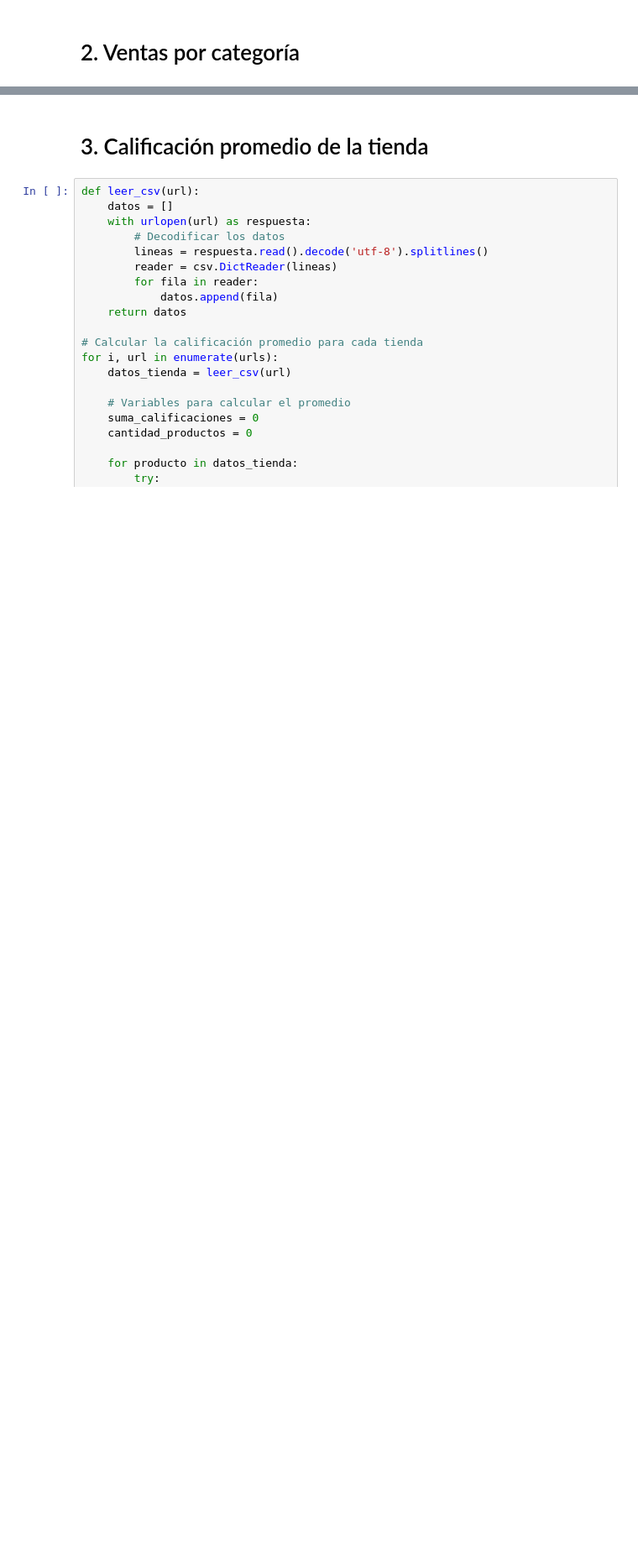
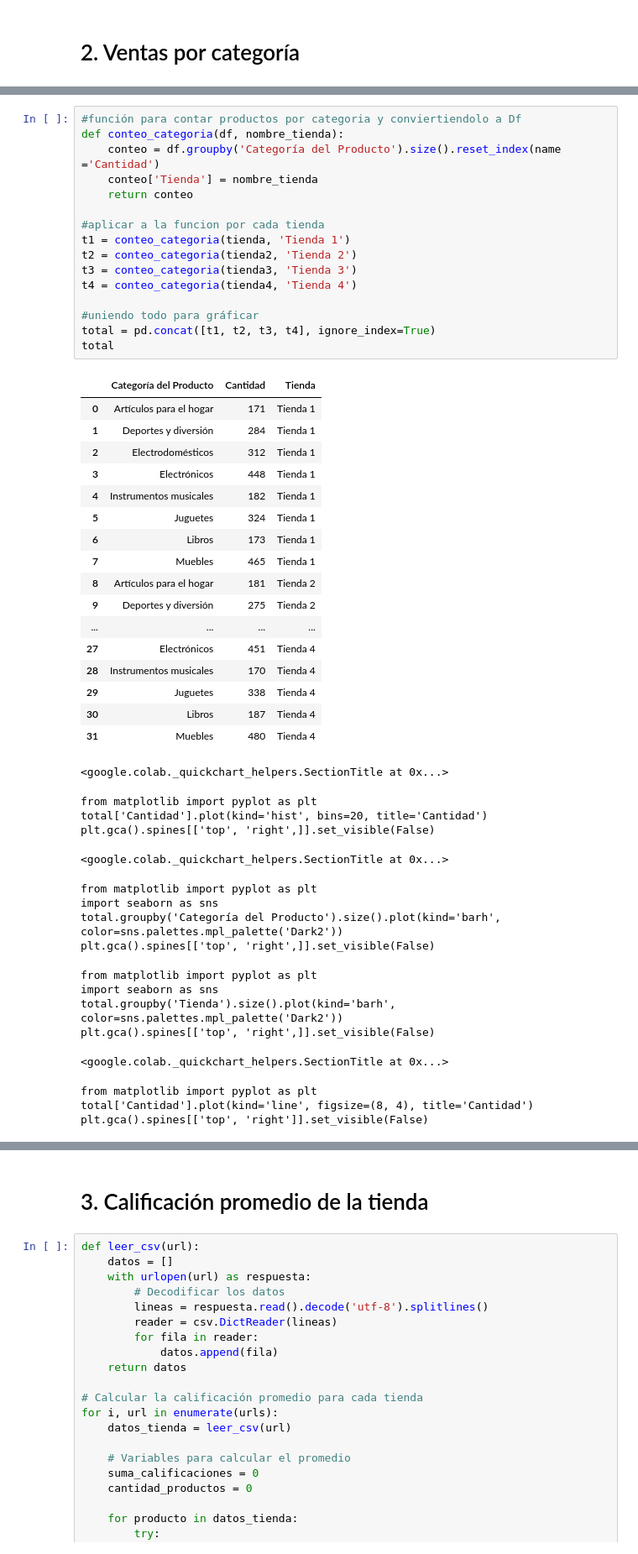
Before and after one commit to FernandoVina/Challenge-1-DS-, a Jupyter notebook: AluraStoreLatam.ipynb, the cells around one changed output, grey strips where cells are left out. Shown: that part at 84% size. Drawn from its saved outputs; the diff is of its cells as text; blank space fills up the shorter version.

```diff
--- a/AluraStoreLatam.ipynb
+++ b/AluraStoreLatam.ipynb
@@ -191,0 +71,51 @@ Name: Precio, dtype: float64
+# %%
+#función para contar productos por categoria y conviertiendolo a Df
+def conteo_categoria(df, nombre_tienda):
+    conteo = df.groupby('Categoría del Producto').size().reset_index(name ='Cantidad')
+    conteo['Tienda'] = nombre_tienda
+    return conteo
+
+#aplicar a la funcion por cada tienda
+t1 = conteo_categoria(tienda, 'Tienda 1')
+t2 = conteo_categoria(tienda2, 'Tienda 2')
+t3 = conteo_categoria(tienda3, 'Tienda 3')
+t4 = conteo_categoria(tienda4, 'Tienda 4')
+
+#uniendo todo para gráficar
+total = pd.concat([t1, t2, t3, t4], ignore_index=True)
+total
+# %% [output]
+|  | Categoría del Producto | Cantidad | Tienda |
+| 0 | Artículos para el hogar | 171 | Tienda 1 |
+| 1 | Deportes y diversión | 284 | Tienda 1 |
+| 2 | Electrodomésticos | 312 | Tienda 1 |
+| 3 | Electrónicos | 448 | Tienda 1 |
+| 4 | Instrumentos musicales | 182 | Tienda 1 |
+| 5 | Juguetes | 324 | Tienda 1 |
+| 6 | Libros | 173 | Tienda 1 |
+| 7 | Muebles | 465 | Tienda 1 |
+| 8 | Artículos para el hogar | 181 | Tienda 2 |
+| 9 | Deportes y diversión | 275 | Tienda 2 |
+| ... | ... | ... | ... |
+| 27 | Electrónicos | 451 | Tienda 4 |
+| 28 | Instrumentos musicales | 170 | Tienda 4 |
+| 29 | Juguetes | 338 | Tienda 4 |
+| 30 | Libros | 187 | Tienda 4 |
+| 31 | Muebles | 480 | Tienda 4 |
+<google.colab._quickchart_helpers.SectionTitle at 0x...>
+from matplotlib import pyplot as plt
+total['Cantidad'].plot(kind='hist', bins=20, title='Cantidad')
+plt.gca().spines[['top', 'right',]].set_visible(False)
+<google.colab._quickchart_helpers.SectionTitle at 0x...>
+from matplotlib import pyplot as plt
+import seaborn as sns
+total.groupby('Categoría del Producto').size().plot(kind='barh', color=sns.palettes.mpl_palette('Dark2'))
+plt.gca().spines[['top', 'right',]].set_visible(False)
+from matplotlib import pyplot as plt
+import seaborn as sns
+total.groupby('Tienda').size().plot(kind='barh', color=sns.palettes.mpl_palette('Dark2'))
+plt.gca().spines[['top', 'right',]].set_visible(False)
+<google.colab._quickchart_helpers.SectionTitle at 0x...>
+from matplotlib import pyplot as plt
+total['Cantidad'].plot(kind='line', figsize=(8, 4), title='Cantidad')
+plt.gca().spines[['top', 'right']].set_visible(False)
```
Also changed, not shown: parts of 14 cells of this notebook.
